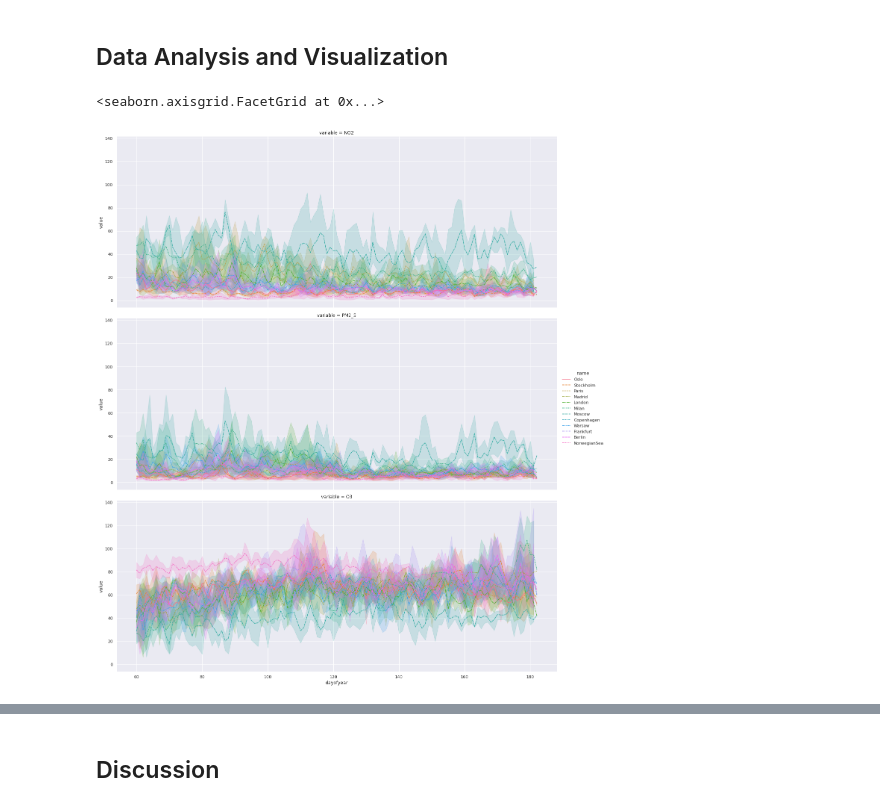
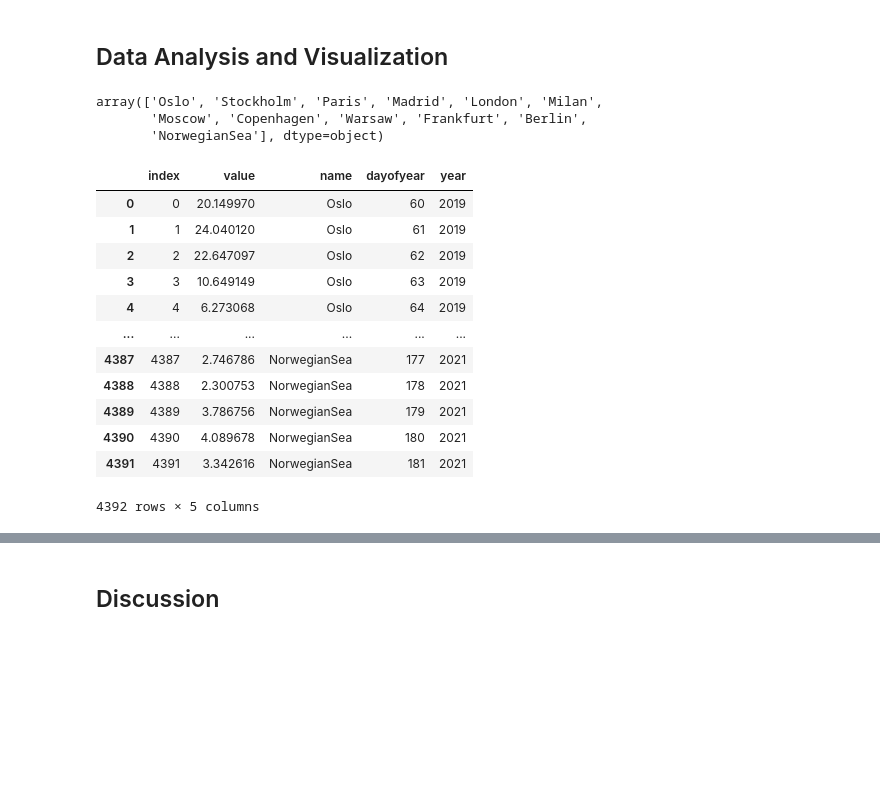
Before and after one commit to NordicESMhub/RELIANCE, a Jupyter notebook: content/science/notebooks/comparisons_with_air_quality_measurements.ipynb, the cells around one changed output, grey strips where cells are left out. Saved outputs shown, nothing was run; the diff lists cells and outputs as text; code cells hidden in the pictures; blank space fills up the shorter version.

```diff
--- a/content/science/notebooks/comparisons_with_air_quality_measurements.ipynb
+++ b/content/science/notebooks/comparisons_with_air_quality_measurements.ipynb
@@ -116,9 +118,27 @@ sns.set_theme()
-# %%
-sns.relplot(
-    data=dset, kind="line",
-    x="dayofyear", y="value", row="variable",
-    hue="name", style="name", height=7, aspect=2.5
-)
-# %% [output]
-<seaborn.axisgrid.FacetGrid at 0x...>
-[figure, removed]
+# %%
+cities = dset['name'].unique()
+cities
+# %% [output]
+array(['Oslo', 'Stockholm', 'Paris', 'Madrid', 'London', 'Milan',
+       'Moscow', 'Copenhagen', 'Warsaw', 'Frankfurt', 'Berlin',
+       'NorwegianSea'], dtype=object)
+# %%
+var = 'NO2'
+dsub = dset.loc[dset['variable'].isin([var])][[ 'value', 'name', 'dayofyear','year']]
+dsub.head()
+dsub.reset_index(inplace=True)
+dsub
+# %% [output]
+|  | index | value | name | dayofyear | year |
+| 0 | 0 | 20.149970 | Oslo | 60 | 2019 |
+| 1 | 1 | 24.040120 | Oslo | 61 | 2019 |
+| 2 | 2 | 22.647097 | Oslo | 62 | 2019 |
+| 3 | 3 | 10.649149 | Oslo | 63 | 2019 |
+| 4 | 4 | 6.273068 | Oslo | 64 | 2019 |
+| ... | ... | ... | ... | ... | ... |
+| 4387 | 4387 | 2.746786 | NorwegianSea | 177 | 2021 |
+| 4388 | 4388 | 2.300753 | NorwegianSea | 178 | 2021 |
+| 4389 | 4389 | 3.786756 | NorwegianSea | 179 | 2021 |
+| 4390 | 4390 | 4.089678 | NorwegianSea | 180 | 2021 |
+| 4391 | 4391 | 3.342616 | NorwegianSea | 181 | 2021 |
+4392 rows × 5 columns
```
Also changed, not shown: parts of 2 cells of this notebook.
